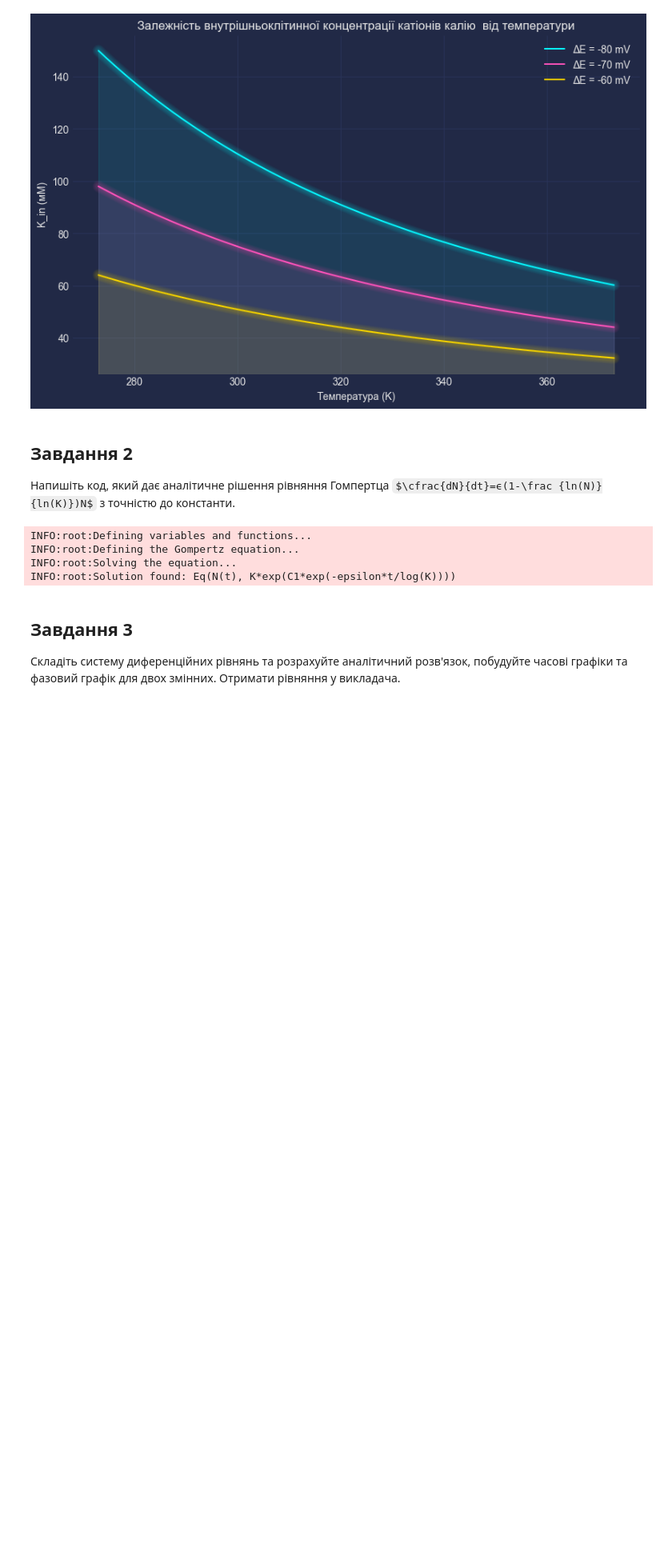
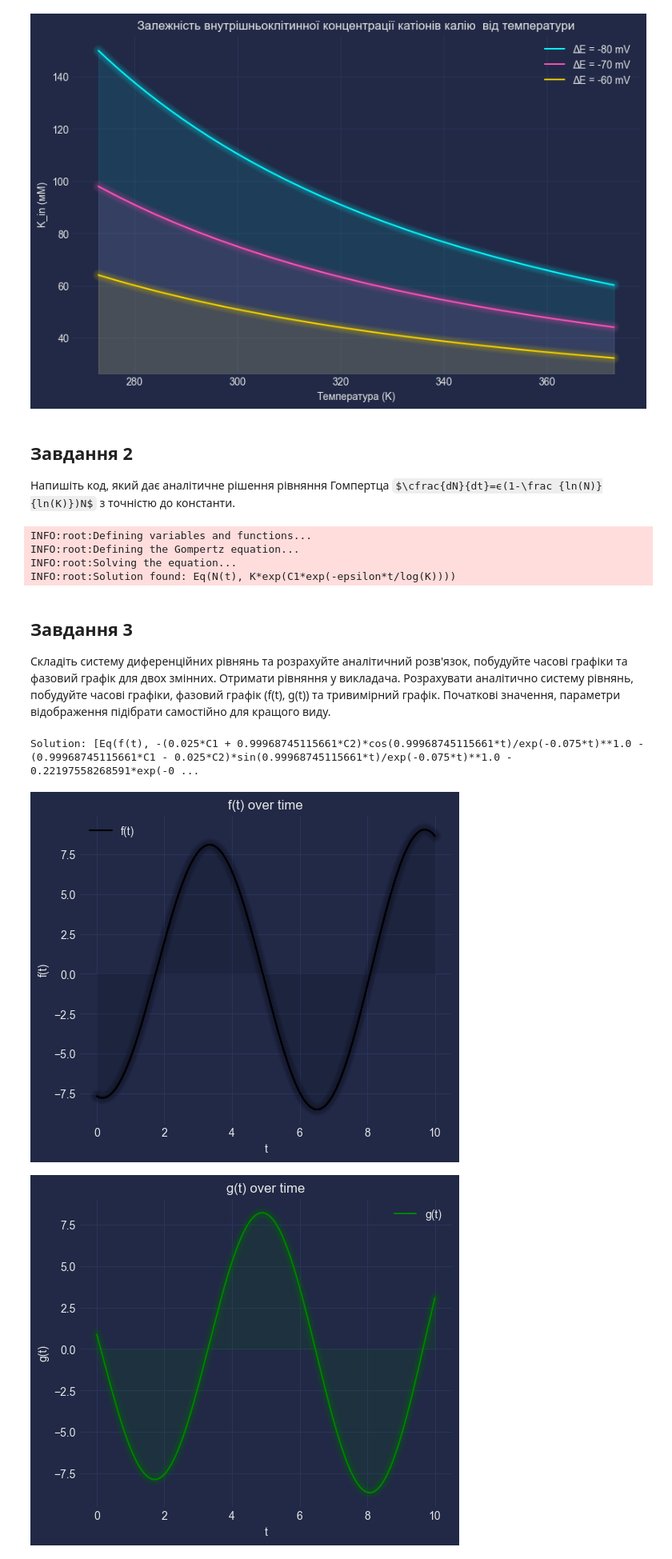
Before and after one commit to VAlduinV/KPI_tasks, a Jupyter notebook: HW_3/Task_3.ipynb, the cells around one changed output. Shown: that part at 80% size. Drawn from its saved outputs; the diff is of its cells as text; code cells hidden in the pictures; some formulas as TeX source; blank space fills up the shorter version.

```diff
--- a/HW_3/Task_3.ipynb
+++ b/HW_3/Task_3.ipynb
@@ -82,3 +82,75 @@ INFO:root:Solution found: Eq(N(t), K*exp(C1*exp(-epsilon*t/log(K))))
 ## **Завдання 3**
 
 Складіть систему диференційних рівнянь та розрахуйте аналітичний розв'язок, побудуйте часові графіки та фазовий графік для двох змінних. Отримати рівняння у викладача.
+Розрахувати аналітично систему рівнянь, побудуйте часові графіки,
+фазовий графік (f(t), g(t)) та тривимірний графік. Початкові значення,
+параметри відображення підібрати самостійно для кращого виду.
+# %%
+# Аналітичний розв'язок
+t = sp.Symbol('t')
+f = sp.Function('f')(t)
+g = sp.Function('g')(t)
+
+eq1 = sp.Eq(f.diff(t), 0.05*f - g)
+eq2 = sp.Eq(g.diff(t), f + 0.1*g + sp.sin(t))
+
+solution = sp.dsolve([eq1, eq2])
+
+print(f"Solution: {solution}")
+
+# Перетворимо аналітичний розв'язок на функції для використання з numpy
+f_solution = solution[0].rhs
+g_solution = solution[1].rhs
+
+f_func = sp.lambdify(t, f_solution.subs({'C1': 1, 'C2': 1}), 'numpy')
+g_func = sp.lambdify(t, g_solution.subs({'C1': 1, 'C2': 1}), 'numpy')
+
+t_values = np.linspace(0, 10, 400)
+f_values = f_func(t_values)
+g_values = g_func(t_values)
+
+# Графік для f(t)
+plt.figure(figsize=(6, 5))
+plt.plot(t_values, f_values, label="f(t)", color="BLACK")
+plt.title("f(t) over time")
+plt.xlabel('t')
+plt.ylabel('f(t)')
+plt.legend()
+plt.grid(True)
+mplcyberpunk.add_glow_effects()
+plt.show()
+
+# Графік для g(t)
+plt.figure(figsize=(6, 5))
+plt.plot(t_values, g_values, label="g(t)", color="GREEN")
+plt.title("g(t) over time")
+plt.xlabel('t')
+plt.ylabel('g(t)')
+plt.legend()
+plt.grid(True)
+mplcyberpunk.add_glow_effects()
+plt.show()
+
+# Фазовий графік
+plt.figure(figsize=(6, 6))
+plt.plot(f_values, g_values, label="Phase plot", color="RED")
+plt.title("Phase plot of f(t) vs g(t)")
+plt.xlabel('f(t)')
+plt.ylabel('g(t)')
+plt.grid(True)
+mplcyberpunk.add_glow_effects()
+plt.show()
+
+# Тривимірний графік
+fig = plt.figure(figsize=(10, 8))
+ax = fig.add_subplot(111, projection='3d')
+ax.plot(t_values, f_values, g_values)
+ax.set_title("3D plot of t, f(t) and g(t)")
+ax.set_xlabel('t')
+ax.set_ylabel('f(t)')
+ax.set_zlabel('g(t)')
+plt.show()
+# %% [output]
+Solution: [Eq(f(t), -(0.025*C1 + 0.99968745115661*C2)*cos(0.99968745115661*t)/exp(-0.075*t)**1.0 - (0.99968745115661*C1 - 0.025*C2)*sin(0.99968745115661*t)/exp(-0.075*t)**1.0 - 0.22197558268591*exp(-0 ...
+[figure, added]
+[figure, added]
```
Also changed, not shown: parts of 1 cell of this notebook, 14 other files.
